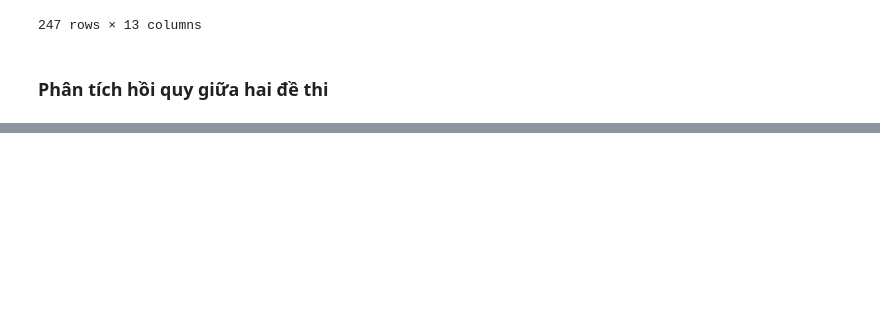
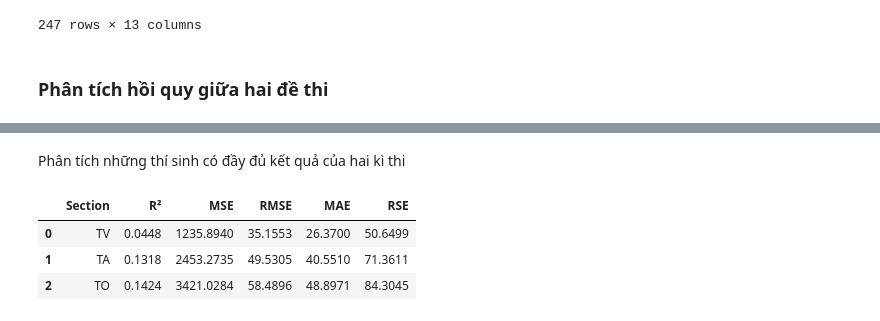
Before and after one commit to DuongThai2712/item-analysis-and-mmle-irt, a Jupyter notebook: main.ipynb, the cells around one changed output, grey strips where cells are left out. Saved outputs shown, nothing was run; the diff lists cells and outputs as text; code cells hidden in the pictures; blank space fills up the shorter version.

Commit message:
Added students' performance analysis

```diff
--- a/main.ipynb
+++ b/main.ipynb
@@ -1358 +1406,57 @@ df_reg.round(4)
 [figure]
+# %% [markdown]
+Phân tích những thí sinh có đầy đủ kết quả của hai kì thi
+# %%
+def performance_test_analysis(df_true_both):
+    parts = ['TV', 'TA', 'TO']
+    results = []
+
+    for col in parts:
+        corr_check = df_true_both[
+            [f'True{col}_1', f'True{col}_2',
+             f'{col}10_1_1', f'{col}10_2_1',
+             f'{col}11_1_1', f'{col}11_2_1']
+        ].where(
+            lambda x: (x[f'True{col}_1'] > 0) & (x[f'True{col}_2'] > 0)
+        ).dropna()
+
+        X = corr_check[
+            [f'{col}10_1_1', f'{col}10_2_1',
+             f'{col}11_1_1', f'{col}11_2_1']
+        ].values
+
+        y = corr_check[[f'True{col}_1',f'True{col}_2']].values
+
+        model = LinearRegression()
+        model.fit(X, y)
+
+        y_pred = model.predict(X)
+        residuals = y - y_pred
+
+        r_sq = model.score(X, y)
+
+        mse = np.mean((y - y_pred) ** 2)
+        rmse = np.sqrt(mse)
+        mae = np.mean(np.abs(y - y_pred))
+
+        n, p = X.shape
+        rse = np.sqrt(np.sum(residuals**2) / (n - p - 1))
+
+        results.append([
+            col, r_sq, mse, rmse, mae, rse
+        ])
+
+    perf_test = pd.DataFrame(results, columns=[
+        'Section', 'R²',
+        'MSE', 'RMSE', 'MAE', 'RSE'
+    ])
+
+    return perf_test.round(4)
+
+perf_test_results = performance_test_analysis(df_true_both)
+perf_test_results
+# %% [output]
+|  | Section | R² | MSE | RMSE | MAE | RSE |
+| 0 | TV | 0.0448 | 1235.8940 | 35.1553 | 26.3700 | 50.6499 |
+| 1 | TA | 0.1318 | 2453.2735 | 49.5305 | 40.5510 | 71.3611 |
+| 2 | TO | 0.1424 | 3421.0284 | 58.4896 | 48.8971 | 84.3045 |
```
Also changed, not shown: parts of 11 cells of this notebook.
